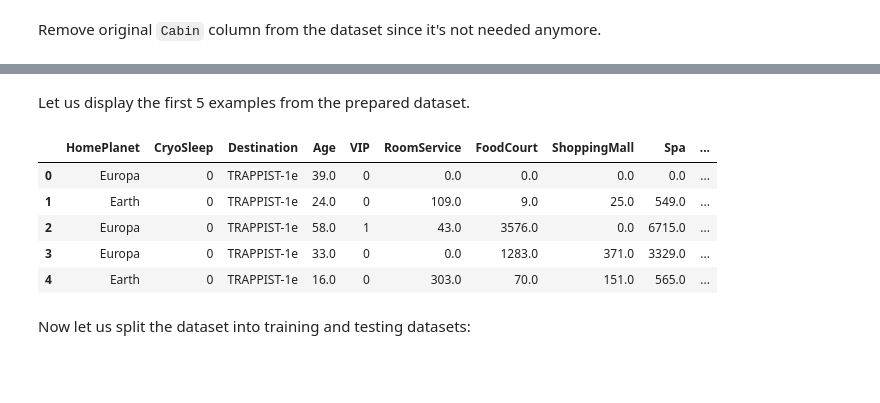
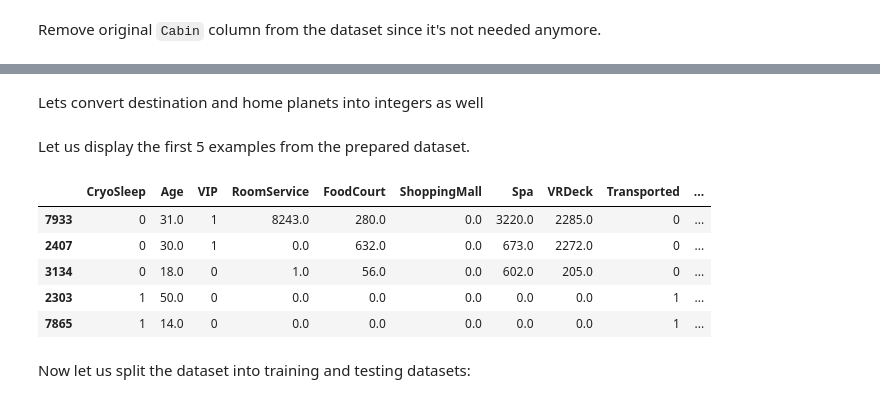
Before and after one commit to Mayonnaise-Slap/kaggle-stuff, a Jupyter notebook: spaceship_titanic_with_tfdf.ipynb, the cells around one changed output, grey strips where cells are left out. Saved outputs shown, nothing was run; the diff lists cells and outputs as text; code cells hidden in the pictures; blank space fills up the shorter version.

```diff
--- a/spaceship_titanic_with_tfdf.ipynb
+++ b/spaceship_titanic_with_tfdf.ipynb
@@ -198,14 +215,31 @@ except KeyError:
+# %%
+dataset_df["ID"] = dataset_df["ID"].astype(int)
+# %%
+try:
+    dataset_df = dataset_df.drop(['group', "PassengerId"], axis=1)
+except KeyError:
+    print("Field does not exist")
+# %% [markdown]
+Lets convert destination and home planets into integers as well
 # %% [markdown]
 Let us display the first 5 examples from the prepared dataset.
+# %%
+dataset_df["HomePlanetHash"] = dataset_df["HomePlanet"].apply(hash).mod(100)
+dataset_df["DestinationHash"] = dataset_df["Destination"].apply(hash).mod(100)
+# %%
+try:
+    dataset_df = dataset_df.drop(['HomePlanet', "Destination"], axis=1)
+except KeyError:
+    print("Field does not exist")
 # %%
-dataset_df.head(5)
+dataset_df.sample(5)
 # %% [output]
-|  | HomePlanet | CryoSleep | Destination | Age | VIP | RoomService | FoodCourt | ShoppingMall | Spa | ... |
-| 0 | Europa | 0 | TRAPPIST-1e | 39.0 | 0 | 0.0 | 0.0 | 0.0 | 0.0 | ... |
-| 1 | Earth | 0 | TRAPPIST-1e | 24.0 | 0 | 109.0 | 9.0 | 25.0 | 549.0 | ... |
-| 2 | Europa | 0 | TRAPPIST-1e | 58.0 | 1 | 43.0 | 3576.0 | 0.0 | 6715.0 | ... |
-| 3 | Europa | 0 | TRAPPIST-1e | 33.0 | 0 | 0.0 | 1283.0 | 371.0 | 3329.0 | ... |
-| 4 | Earth | 0 | TRAPPIST-1e | 16.0 | 0 | 303.0 | 70.0 | 151.0 | 565.0 | ... |
+|  | CryoSleep | Age | VIP | RoomService | FoodCourt | ShoppingMall | Spa | VRDeck | Transported | ... |
+| 7933 | 0 | 31.0 | 1 | 8243.0 | 280.0 | 0.0 | 3220.0 | 2285.0 | 0 | ... |
+| 2407 | 0 | 30.0 | 1 | 0.0 | 632.0 | 0.0 | 673.0 | 2272.0 | 0 | ... |
+| 3134 | 0 | 18.0 | 0 | 1.0 | 56.0 | 0.0 | 602.0 | 205.0 | 0 | ... |
+| 2303 | 1 | 50.0 | 0 | 0.0 | 0.0 | 0.0 | 0.0 | 0.0 | 1 | ... |
+| 7865 | 1 | 14.0 | 0 | 0.0 | 0.0 | 0.0 | 0.0 | 0.0 | 1 | ... |
 # %% [markdown]
 Now let us split the dataset into training and testing datasets:
 # %%
```
Also changed, not shown: parts of 26 cells of this notebook.
